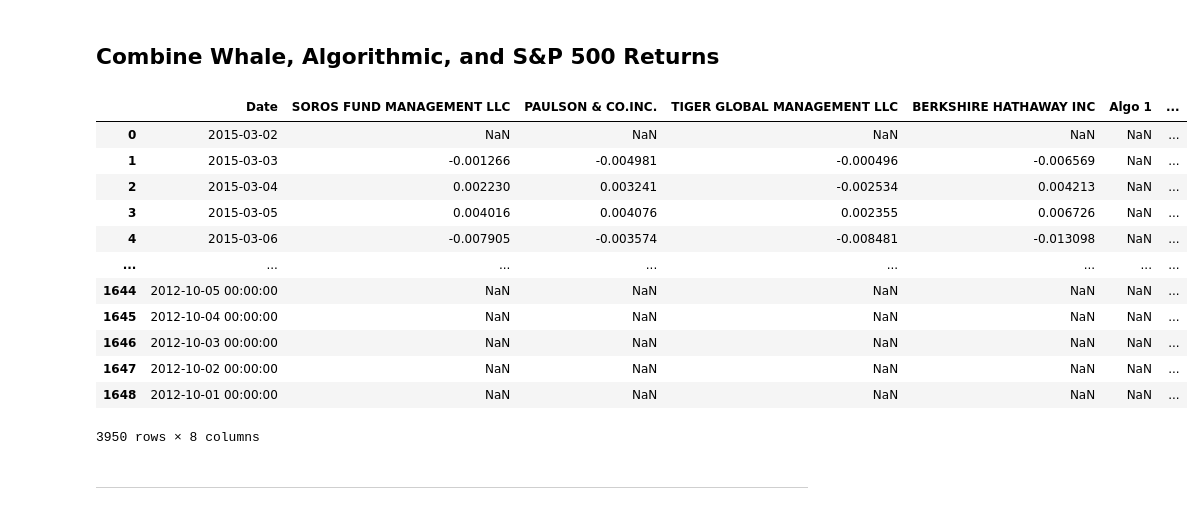
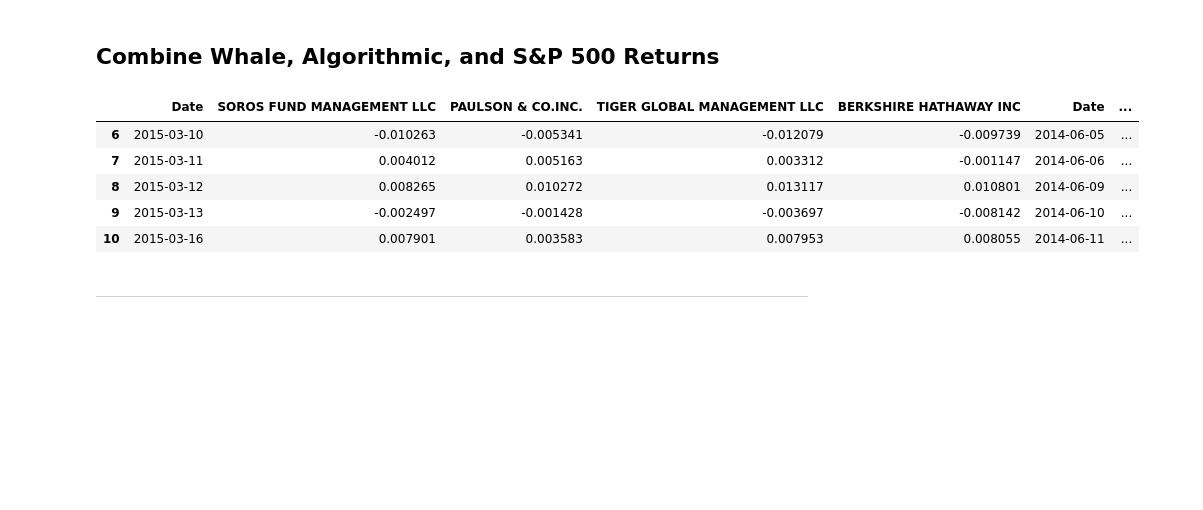
Before and after one commit to dmwalls24/HW04-Pandas, a Jupyter notebook: Starter_Code/whale_analysis.ipynb, the cells around one changed output. Cells and saved outputs as stored; diff of their text form; code cells hidden in the pictures; blank space fills up the shorter version.

Commit message:
added in my portfolio

```diff
--- a/Starter_Code/whale_analysis.ipynb
+++ b/Starter_Code/whale_analysis.ipynb
@@ -142,23 +150,15 @@ sp500_portfolio.head()
 ## Combine Whale, Algorithmic, and S&P 500 Returns
 # %%
 # Join Whale Returns, Algorithmic Returns, and the S&P 500 Returns into a single DataFrame with columns for each portfolio's returns.
-df_returns = [whale_portfolio, algo_portfolio, sp500_portfolio]
-df_returns = pd.concat(df_returns)
-df_returns
+combined_portfolio = pd.concat([whale_portfolio, algo_portfolio, sp500_portfolio], axis="columns", join="inner")
+combined_portfolio.head()
 # %% [output]
-|  | Date | SOROS FUND MANAGEMENT LLC | PAULSON & CO.INC. | TIGER GLOBAL MANAGEMENT LLC | BERKSHIRE HATHAWAY INC | Algo 1 | ... |
-| 0 | 2015-03-02 | NaN | NaN | NaN | NaN | NaN | ... |
-| 1 | 2015-03-03 | -0.001266 | -0.004981 | -0.000496 | -0.006569 | NaN | ... |
-| 2 | 2015-03-04 | 0.002230 | 0.003241 | -0.002534 | 0.004213 | NaN | ... |
-| 3 | 2015-03-05 | 0.004016 | 0.004076 | 0.002355 | 0.006726 | NaN | ... |
-| 4 | 2015-03-06 | -0.007905 | -0.003574 | -0.008481 | -0.013098 | NaN | ... |
-| ... | ... | ... | ... | ... | ... | ... | ... |
-| 1644 | 2012-10-05 00:00:00 | NaN | NaN | NaN | NaN | NaN | ... |
-| 1645 | 2012-10-04 00:00:00 | NaN | NaN | NaN | NaN | NaN | ... |
-| 1646 | 2012-10-03 00:00:00 | NaN | NaN | NaN | NaN | NaN | ... |
-| 1647 | 2012-10-02 00:00:00 | NaN | NaN | NaN | NaN | NaN | ... |
-| 1648 | 2012-10-01 00:00:00 | NaN | NaN | NaN | NaN | NaN | ... |
+|  | Date | SOROS FUND MANAGEMENT LLC | PAULSON & CO.INC. | TIGER GLOBAL MANAGEMENT LLC | BERKSHIRE HATHAWAY INC | Date | ... |
+| 6 | 2015-03-10 | -0.010263 | -0.005341 | -0.012079 | -0.009739 | 2014-06-05 | ... |
+| 7 | 2015-03-11 | 0.004012 | 0.005163 | 0.003312 | -0.001147 | 2014-06-06 | ... |
+| 8 | 2015-03-12 | 0.008265 | 0.010272 | 0.013117 | 0.010801 | 2014-06-09 | ... |
+| 9 | 2015-03-13 | -0.002497 | -0.001428 | -0.003697 | -0.008142 | 2014-06-10 | ... |
+| 10 | 2015-03-16 | 0.007901 | 0.003583 | 0.007953 | 0.008055 | 2014-06-11 | ... |
-3950 rows × 8 columns
 # %% [markdown]
 ---
 # %% [markdown]
```
Also changed, not shown: parts of 23 cells of this notebook.
